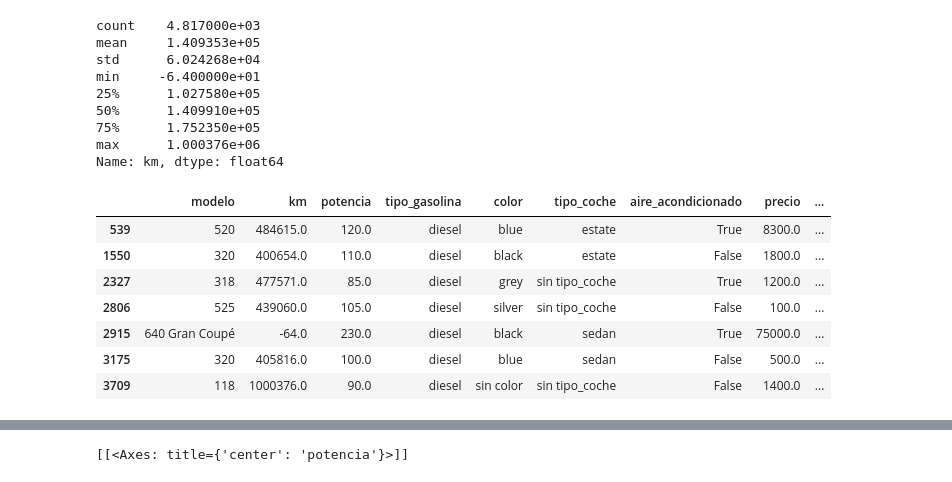
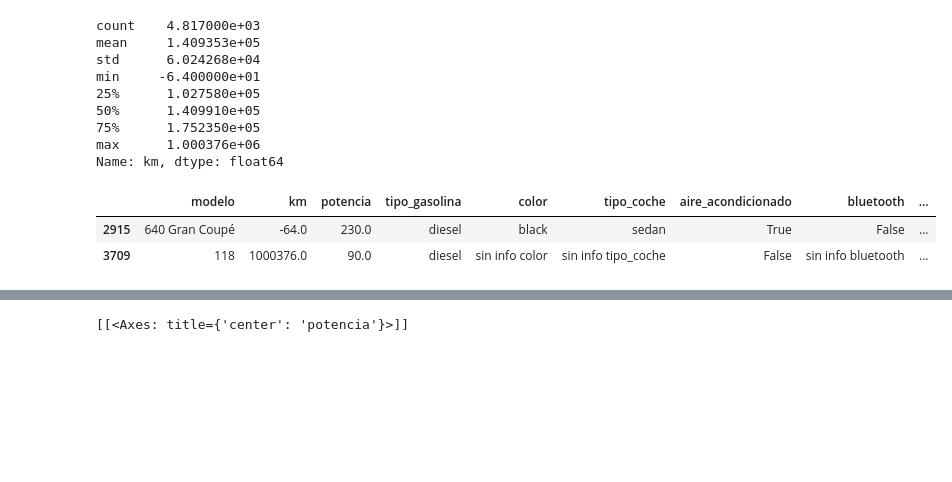
Before and after one commit to tvgtech/BMW_Proj, a Jupyter notebook: Esther_BMW.ipynb, the cells around one changed output, grey strips where cells are left out. Saved outputs shown, nothing was run; the diff lists cells and outputs as text; code cells hidden in the pictures; blank space fills up the shorter version.

```diff
--- a/Esther_BMW.ipynb
+++ b/Esther_BMW.ipynb
@@ -266,3 +287,3 @@ Name: proportion, dtype: float64
 # %%
-df_bmw3['tipo_coche'].fillna('sin tipo_coche', inplace=True)
+df_bmw3['tipo_coche'].fillna('sin info tipo_coche', inplace=True)
 # %% [markdown]
@@ -276,5 +297,5 @@ False    18.418336
 NaN      10.035102
 Name: proportion, dtype: float64
 # %%
-df_bmw3['aire_acondicionado'].fillna('sin_info', inplace=True)
+df_bmw3['aire_acondicionado'].fillna('sin info aire_acondicionado', inplace=True)
 # %% [markdown]
@@ -307,0 +325,2 @@ del(df_bmw4['bluetooth'])
+# %%
+df_bmw4['bluetooth'].fillna('sin info bluetooth', inplace=True)
@@ -318,3 +337,5 @@ del(df_bmw4['alerta_lim_velocidad'])
+# %%
+df_bmw4['alerta_lim_velocidad'].fillna('sin info alerta_lim_velocidad', inplace=True)
 # %%
 df_bmw4.isnull().sum()
 # %% [output]
@@ -569,16 +588,11 @@ min     -6.400000e+01
 max      1.000376e+06
 Name: km, dtype: float64
 # %%
-df_bmw6[(df_bmw6['km'] > 0.4e+06) | (df_bmw6['km'] < 0)]
+df_bmw6[(df_bmw6['km'] > 0.5e+06) | (df_bmw6['km'] < 0)]
 # %% [output]
-|  | modelo | km | potencia | tipo_gasolina | color | tipo_coche | aire_acondicionado | precio | ... |
-| 539 | 520 | 484615.0 | 120.0 | diesel | blue | estate | True | 8300.0 | ... |
-| 1550 | 320 | 400654.0 | 110.0 | diesel | black | estate | False | 1800.0 | ... |
-| 2327 | 318 | 477571.0 | 85.0 | diesel | grey | sin tipo_coche | True | 1200.0 | ... |
-| 2806 | 525 | 439060.0 | 105.0 | diesel | silver | sin tipo_coche | False | 100.0 | ... |
-| 2915 | 640 Gran Coupé | -64.0 | 230.0 | diesel | black | sedan | True | 75000.0 | ... |
-| 3175 | 320 | 405816.0 | 100.0 | diesel | blue | sedan | False | 500.0 | ... |
-| 3709 | 118 | 1000376.0 | 90.0 | diesel | sin color | sin tipo_coche | False | 1400.0 | ... |
+|  | modelo | km | potencia | tipo_gasolina | color | tipo_coche | aire_acondicionado | bluetooth | ... |
+| 2915 | 640 Gran Coupé | -64.0 | 230.0 | diesel | black | sedan | True | False | ... |
+| 3709 | 118 | 1000376.0 | 90.0 | diesel | sin info color | sin info tipo_coche | False | sin info bluetooth | ... |
 # %%
 df_bmw7 = df_bmw6.copy()
 # %%
```
Also changed, not shown: parts of 81 cells of this notebook.
